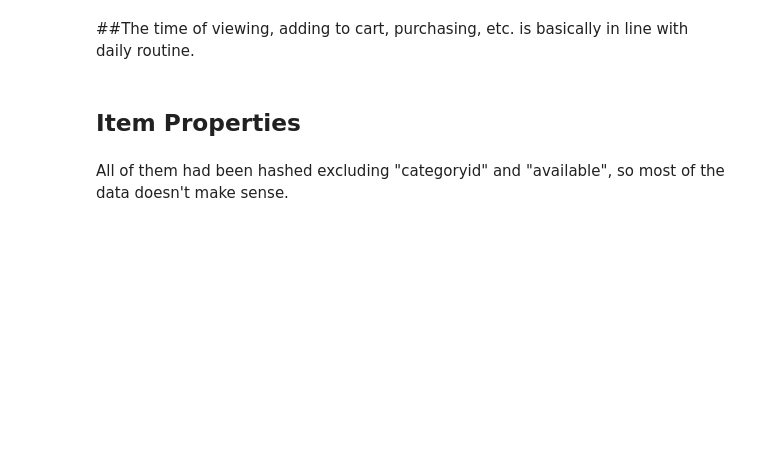
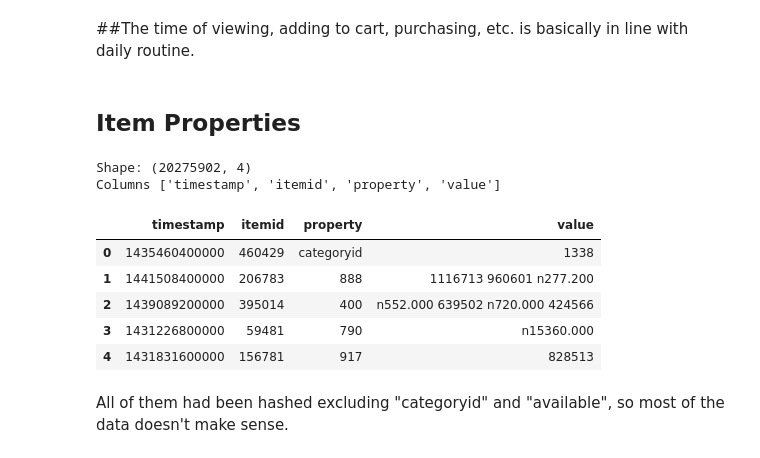
Before and after one commit to oya-oya/skit_hack, a Jupyter notebook: ensemble/tinkering/kernel.ipynb, the cells around one changed output. Cells and saved outputs as stored; diff of their text form; code cells hidden in the pictures; blank space fills up the shorter version.

```diff
--- a/ensemble/tinkering/kernel.ipynb
+++ b/ensemble/tinkering/kernel.ipynb
@@ -120,10 +166,19 @@ plt.show()
 # %% [markdown]
 ## Item Properties
 # %%
-properties = pd.concat([pd.read_csv('../input/item_properties_part1.csv'), pd.read_csv('../input/item_properties_part2.csv')])
+properties = pd.concat([pd.read_csv('./item_properties_part1/item_properties_part1.csv'), pd.read_csv('./item_properties_part2/item_properties_part2.csv')])
 print('Shape:', properties.shape)
 print('Columns', properties.columns.tolist())
 properties.head()
+# %% [output]
+Shape: (20275902, 4)
+Columns ['timestamp', 'itemid', 'property', 'value']
+|  | timestamp | itemid | property | value |
+| 0 | 1435460400000 | 460429 | categoryid | 1338 |
+| 1 | 1441508400000 | 206783 | 888 | 1116713 960601 n277.200 |
+| 2 | 1439089200000 | 395014 | 400 | n552.000 639502 n720.000 424566 |
+| 3 | 1431226800000 | 59481 | 790 | n15360.000 |
+| 4 | 1431831600000 | 156781 | 917 | 828513 |
 # %% [markdown]
 All of them had been hashed excluding "categoryid" and "available", so most of the data doesn't make sense.
 # %%
```
Also changed, not shown: parts of 18 cells of this notebook, 3 other files.
